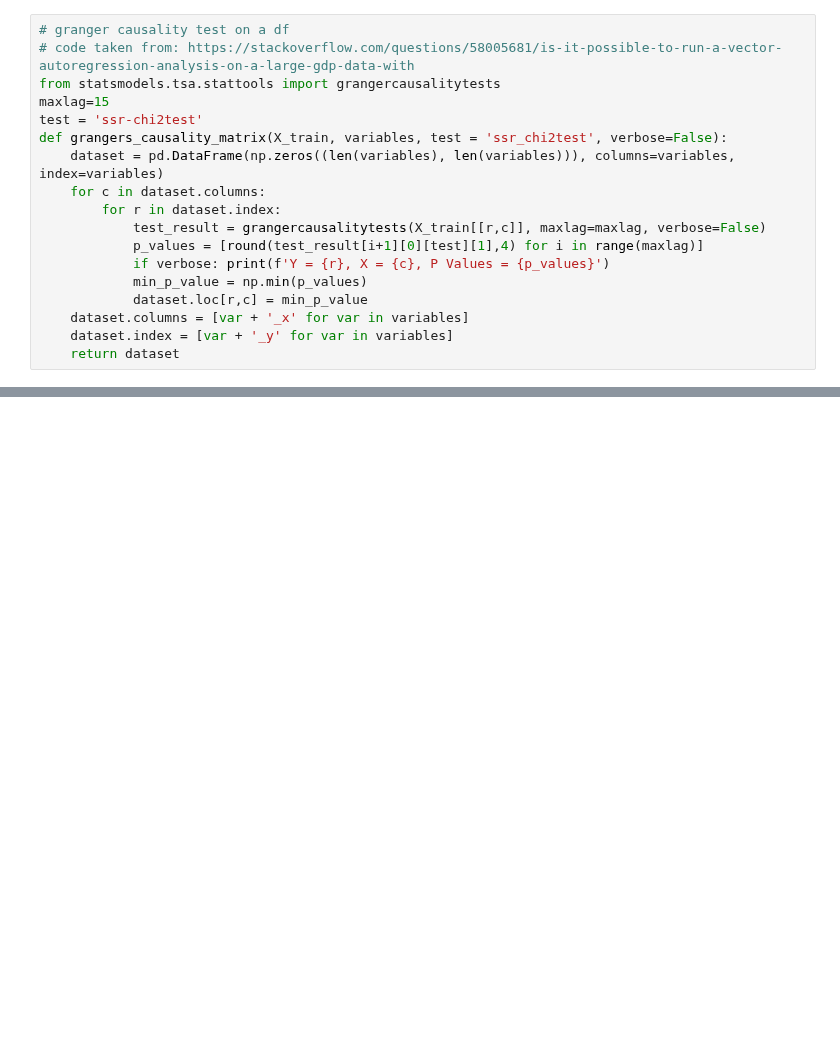
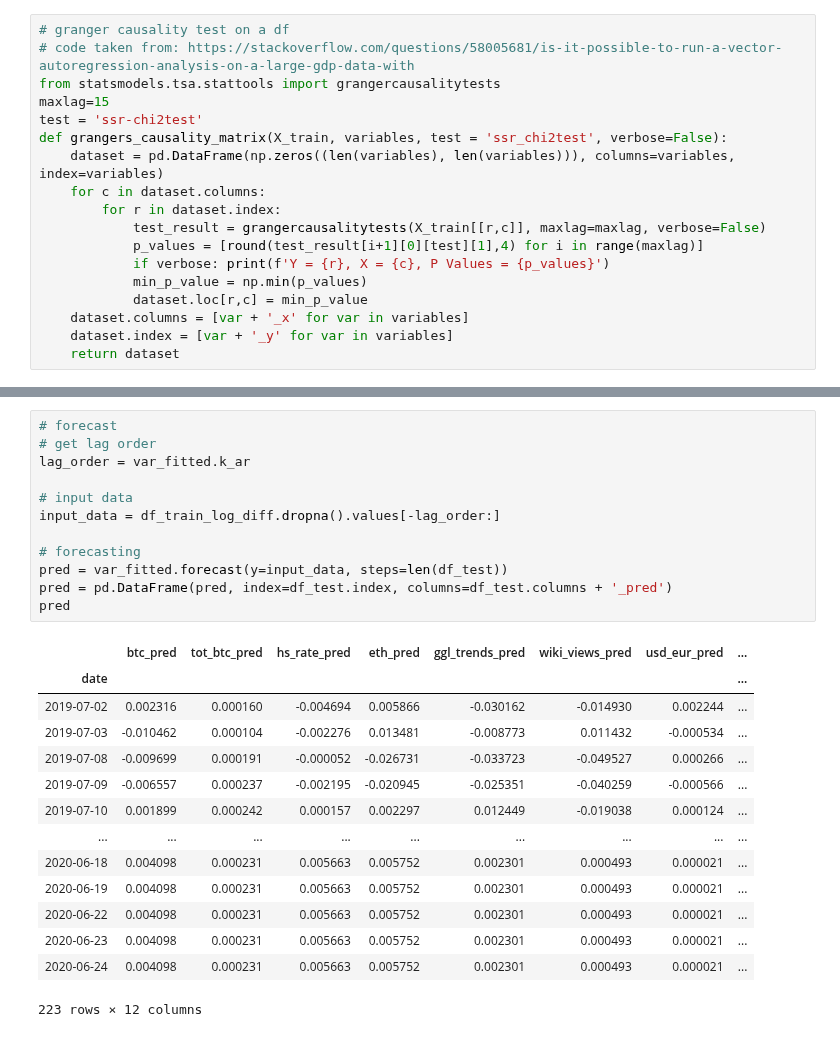
Before and after one commit to jochenmadler/BA_TimeSeriesAnalysis, a Jupyter notebook: M4.ipynb, the cells around one changed output, grey strips where cells are left out. Saved outputs shown, nothing was run; the diff lists cells and outputs as text; blank space fills up the shorter version.

Commit message:
28: n-step prediction done: does not look promising -> rolling forecast? IRF tbd

```diff
--- a/M4.ipynb
+++ b/M4.ipynb
@@ -490,0 +345,27 @@ TypeError: Index(...) must be called with a collection of some kind, 'coefficien
+# %%
+# forecast
+# get lag order
+lag_order = var_fitted.k_ar
+
+# input data
+input_data = df_train_log_diff.dropna().values[-lag_order:]
+
+# forecasting
+pred = var_fitted.forecast(y=input_data, steps=len(df_test))
+pred = pd.DataFrame(pred, index=df_test.index, columns=df_test.columns + '_pred')
+pred
+# %% [output]
+|  | btc_pred | tot_btc_pred | hs_rate_pred | eth_pred | ggl_trends_pred | wiki_views_pred | usd_eur_pred | ... |
+| date |  |  |  |  |  |  |  | ... |
+| 2019-07-02 | 0.002316 | 0.000160 | -0.004694 | 0.005866 | -0.030162 | -0.014930 | 0.002244 | ... |
+| 2019-07-03 | -0.010462 | 0.000104 | -0.002276 | 0.013481 | -0.008773 | 0.011432 | -0.000534 | ... |
+| 2019-07-08 | -0.009699 | 0.000191 | -0.000052 | -0.026731 | -0.033723 | -0.049527 | 0.000266 | ... |
+| 2019-07-09 | -0.006557 | 0.000237 | -0.002195 | -0.020945 | -0.025351 | -0.040259 | -0.000566 | ... |
+| 2019-07-10 | 0.001899 | 0.000242 | 0.000157 | 0.002297 | 0.012449 | -0.019038 | 0.000124 | ... |
+| ... | ... | ... | ... | ... | ... | ... | ... | ... |
+| 2020-06-18 | 0.004098 | 0.000231 | 0.005663 | 0.005752 | 0.002301 | 0.000493 | 0.000021 | ... |
+| 2020-06-19 | 0.004098 | 0.000231 | 0.005663 | 0.005752 | 0.002301 | 0.000493 | 0.000021 | ... |
+| 2020-06-22 | 0.004098 | 0.000231 | 0.005663 | 0.005752 | 0.002301 | 0.000493 | 0.000021 | ... |
+| 2020-06-23 | 0.004098 | 0.000231 | 0.005663 | 0.005752 | 0.002301 | 0.000493 | 0.000021 | ... |
+| 2020-06-24 | 0.004098 | 0.000231 | 0.005663 | 0.005752 | 0.002301 | 0.000493 | 0.000021 | ... |
+223 rows × 12 columns
```
Also changed, not shown: parts of 22 cells of this notebook.
